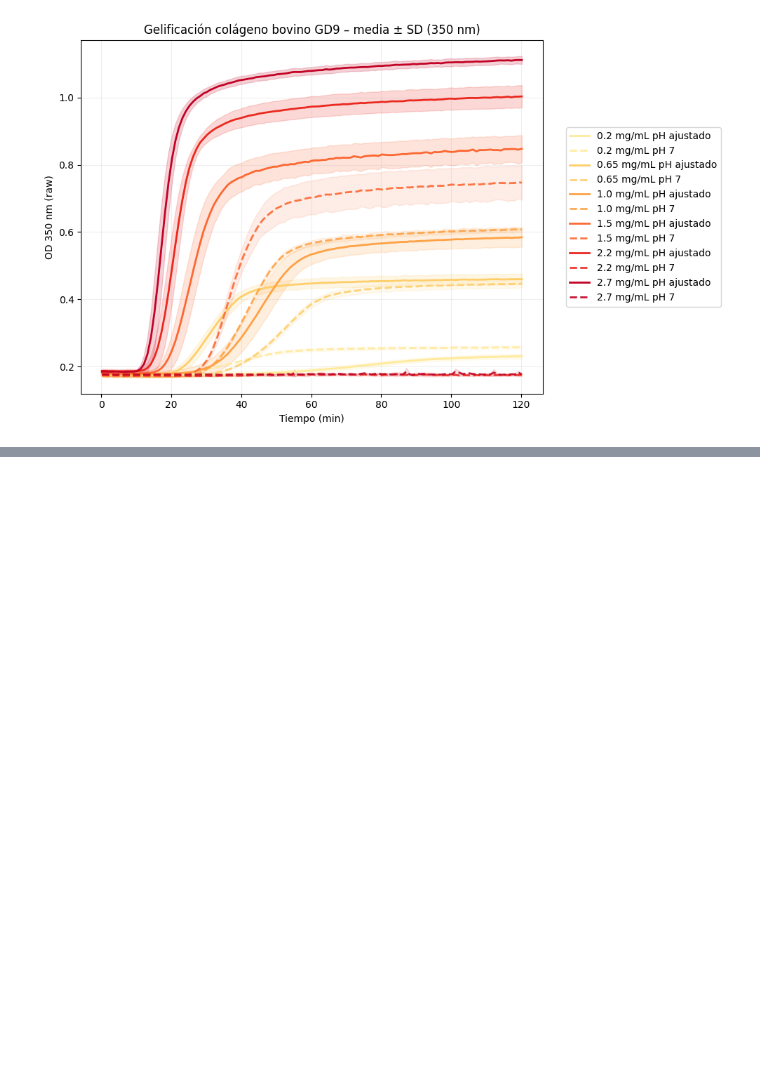
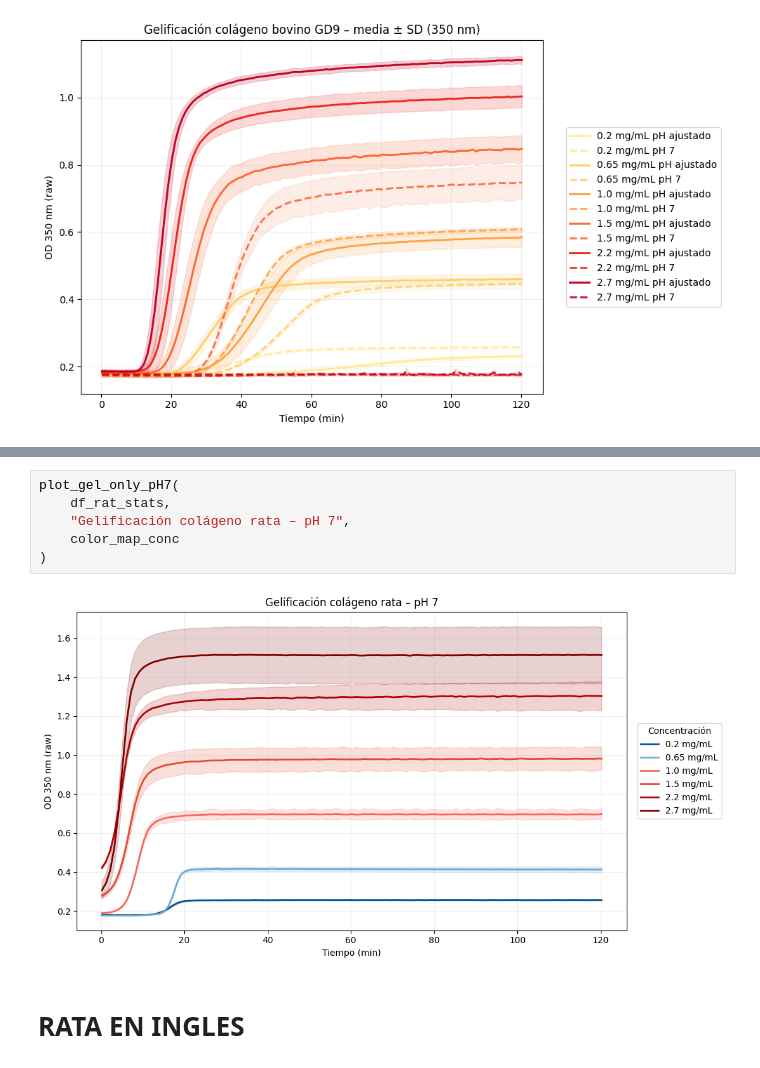
Before and after one commit to Bertaalcolea/Collagen_studies, a Jupyter notebook: Concentraciones_Rat.ipynb, the cells around one changed output, grey strips where cells are left out. Cells and saved outputs as stored; diff of their text form; blank space fills up the shorter version.

```diff
--- a/Concentraciones_Rat.ipynb
+++ b/Concentraciones_Rat.ipynb
@@ -249,0 +559,10 @@ plot_gel(df_bov_stats, "Gelificación colágeno bovino GD9 – media ± SD (350
+# %%
+plot_gel_only_pH7(
+    df_rat_stats,
+    "Gelificación colágeno rata – pH 7",
+    color_map_conc
+)
+# %% [output]
+[figure, added]
+# %% [markdown]
+# **RATA EN INGLES**
```
Also changed, not shown: parts of 19 cells of this notebook.
